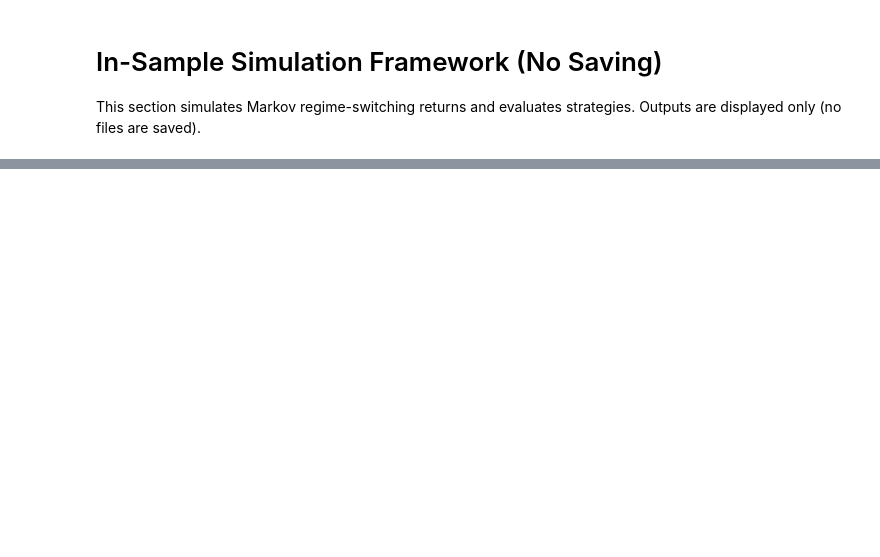
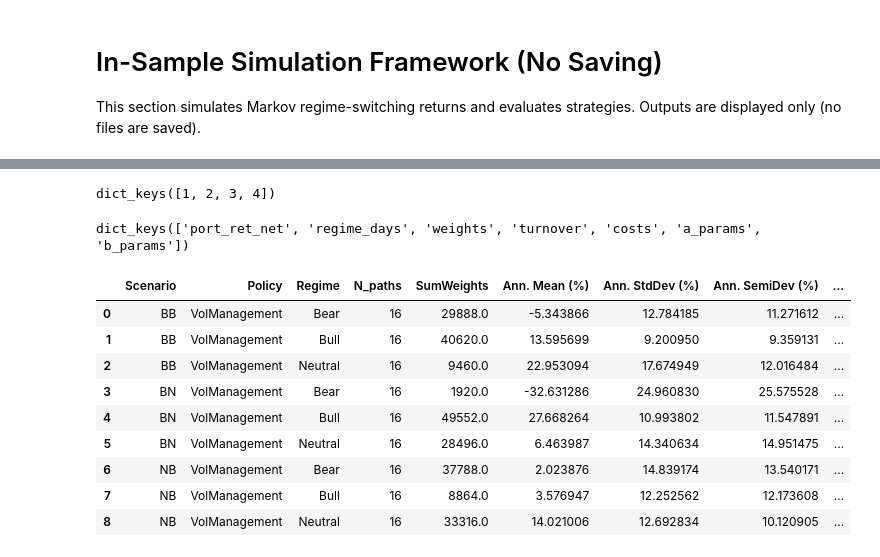
Before and after one commit to Attilasarkany/Q-A2C-Replication, a Jupyter notebook: Chapter2_model_comperison/Regime_Switching_simulation_volatility.ipynb, the cells around one changed output, grey strips where cells are left out. Drawn from its saved outputs; the diff is of its cells as text; code cells hidden in the pictures; blank space fills up the shorter version.

Commit message:
final simulation VOl management: daily, individal std as proxy scale

```diff
--- a/Chapter2_model_comperison/Regime_Switching_simulation_volatility.ipynb
+++ b/Chapter2_model_comperison/Regime_Switching_simulation_volatility.ipynb
@@ -828,16 +189,16 @@ Outputs are displayed only (no files are saved).
 class MarkovSimulationEnvironment:
     # TODO: loop over seed and test seeds, align with RL
     def __init__(self, Q, c_list, Phi, Sigma_list, regime_names,
-                 T_days=252*50, seed=123, burn_in_months=50,
+                 T_days=252*30, seed=123, burn_in_months=50,
                  start_date="2000-01-03", k0=0, asset_names=None,
                  df_list=None, sv_rho=0.97, sv_sigma=0.20, logh_mu_list=None,
                  verbose: bool = False):
         """
         Q: Transition matrix (K x K)
         c_list: Drift per regime (K x N)
-        Phi: AR(1) coefficient matrix (N x N) or (K x N x N)
+        Phi: AR(1) coefficient matrix (N x N) or (K x N x N), same
         Sigma_list: Covariance per regime (K x N x N)
-        regime_names: List of regime names
+        regime_names: List of regime names, align with Q and other parameters!
         df_list: Student-t df per regime (length K)
         sv_rho: persistence of log-vol (vol clustering)
         sv_sigma: innovation std of log-vol
@@ -904,30 +265,27 @@ class MarkovSimulationEnvironment:
             logh_mu_list=logh_mu_list,
         )
 
-        # Convert log returns to simple returns
+        # Convert log returns to simple returns !!!!!
         r_simple = np.exp(r_log) - 1.0
 
-        # Store daily returns
         self.daily_returns_df = pd.DataFrame(
             r_simple,
             index=dates,
             columns=self.asset_names
         )
 
-        # Store daily regimes (named)
         self.daily_regimes = (
             pd.Series(k_daily, index=dates, name="regime_int")
             .map(lambda x: self.regime_names[int(x)])
         )
         self.daily_regimes.name = "regime"
 
-        # Compute monthly returns FIRST (defines the "month-end" index as last trading day)
         self.monthly_returns_df = compute_monthly_factor_returns_from_daily(
             self.daily_returns_df,
             factor_cols=self.asset_names
         )
 
-        # Build monthly regimes indexed EXACTLY like monthly_returns_df.index
+        # Build monthly regimes indexed EXACTLY like monthly_returns_df.index!!!!!
         # k_month is aligned to sample_months (PeriodIndex, monthly)
         k_month_ser = pd.Series(k_month, index=sample_months, name="regime_int")
 
@@ -936,14 +294,13 @@ class MarkovSimulationEnvironment:
             k_month_ser
             .reindex(idx.to_period("M"))          # month period -> regime int
             .set_axis(idx)                        # index = last trading day timestamps
-            .map(lambda x: self.regime_names[int(x)])  # int -> regime name
+            .map(lambda x: self.regime_names[int(x)])  # int -> regime name !!!
         )
         self.monthly_regimes.name = "regime"
 
         self.dates = dates
         self.sample_months = sample_months
 
-        # Optional sanity check: should match perfectly
         if self.verbose:
             ok = self.monthly_regimes.index.equals(self.monthly_returns_df.index)
             print(f"  Simulated {len(self.daily_returns_df):,} days across {len(self.monthly_returns_df)} months")
@@ -1562,0 +1512,49 @@ for scenario_name, Q_matrix, c_scenario, Sigma_scenario in targeted_scenarios:
+# %%
+oos_by_scenario['BB'][53].keys()
+# %% [output]
+dict_keys([1, 2, 3, 4])
+# %%
+oos_by_scenario['BB'][53][1].keys()
+# %% [output]
+dict_keys(['port_ret_net', 'regime_days', 'weights', 'turnover', 'costs', 'a_params', 'b_params'])
+# %%
+path_df = summarize_path_metrics_volmgmt_oos(
+    oos_by_scenario=oos_by_scenario,
+    periods_per_year=252,
+    rf_annual=0.0,
+    target=0.0,
+    alpha=0.95,
+    use_key="port_ret_net",
+    REGIME_NAME=REGIME_NAME,
+    policy_name="VolManagement",
+)
+
+# regime-only table (Bull/Neutral/Bear) with N_obs weights, RL-style
+metric_cols = [
+    "Ann. Mean (%)","Ann. StdDev (%)","Ann. SemiDev (%)",
+    "CVaR 95% (%)","Avg DD (%)","VaR 95% (%)",
+    "Sharpe (ann.)","Sortino (ann.)",
+    "Tail-Adj Sharpe (CVaR95)","Tail-Adj Sharpe (mVaR95)",
+]
+
+reg_only = path_df[path_df["Regime"].isin(["Bull","Neutral","Bear"])].copy()
+
+regime_weighted = weighted_group_mean(
+    reg_only,
+    group_cols=["Scenario","Policy","Regime"],
+    weight_col="N_obs",
+    metric_cols=metric_cols
+)
+
+regime_weighted
+# %% [output]
+|  | Scenario | Policy | Regime | N_paths | SumWeights | Ann. Mean (%) | Ann. StdDev (%) | Ann. SemiDev (%) | ... |
+| 0 | BB | VolManagement | Bear | 16 | 29888.0 | -5.343866 | 12.784185 | 11.271612 | ... |
+| 1 | BB | VolManagement | Bull | 16 | 40620.0 | 13.595699 | 9.200950 | 9.359131 | ... |
+| 2 | BB | VolManagement | Neutral | 16 | 9460.0 | 22.953094 | 17.674949 | 12.016484 | ... |
+| 3 | BN | VolManagement | Bear | 16 | 1920.0 | -32.631286 | 24.960830 | 25.575528 | ... |
+| 4 | BN | VolManagement | Bull | 16 | 49552.0 | 27.668264 | 10.993802 | 11.547891 | ... |
+| 5 | BN | VolManagement | Neutral | 16 | 28496.0 | 6.463987 | 14.340634 | 14.951475 | ... |
+| 6 | NB | VolManagement | Bear | 16 | 37788.0 | 2.023876 | 14.839174 | 13.540171 | ... |
+| 7 | NB | VolManagement | Bull | 16 | 8864.0 | 3.576947 | 12.252562 | 12.173608 | ... |
+| 8 | NB | VolManagement | Neutral | 16 | 33316.0 | 14.021006 | 12.692834 | 10.120905 | ... |
```
Also changed, not shown: parts of 27 cells of this notebook.
